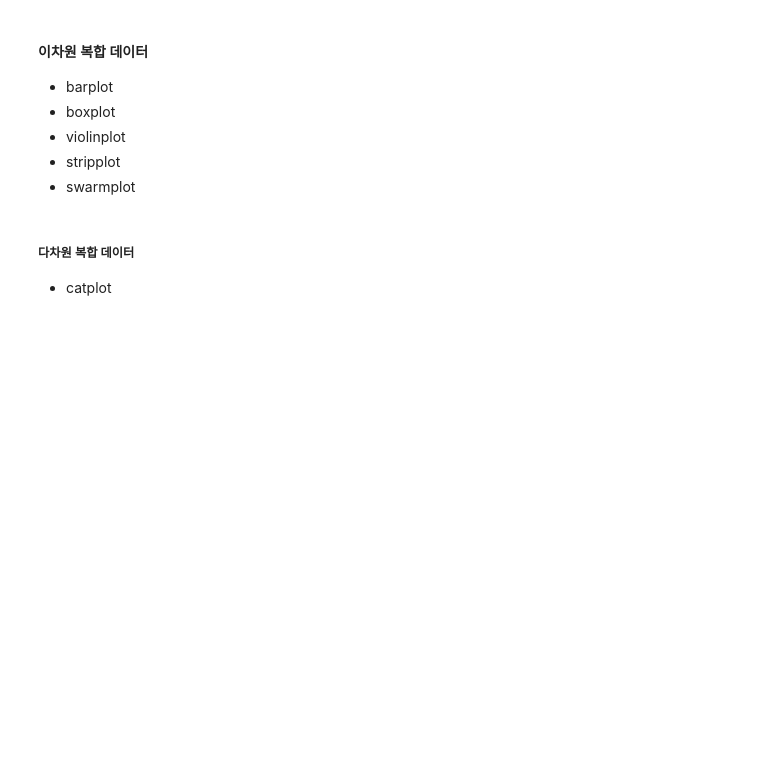
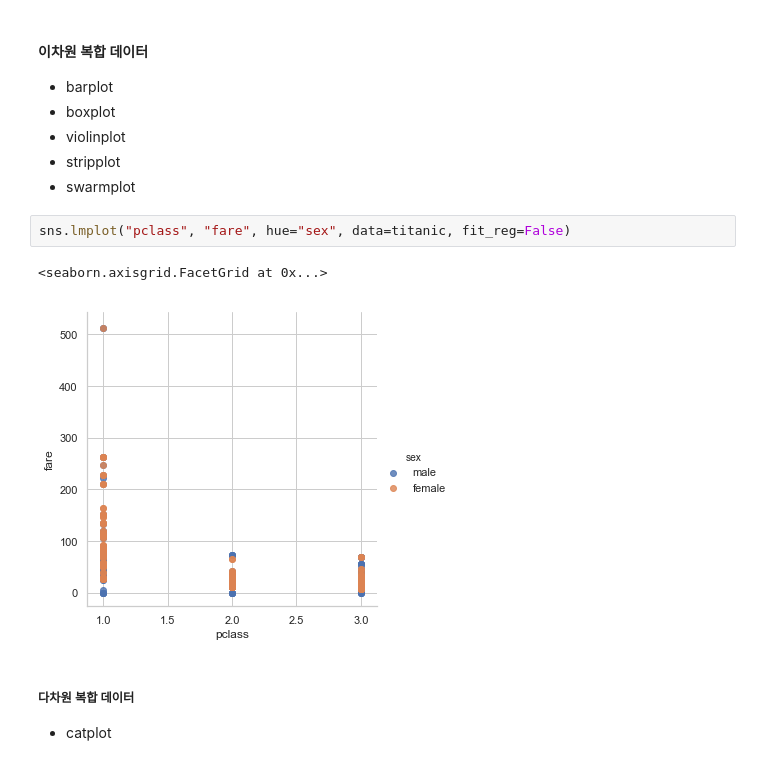
Before and after one commit to nayohan/TIL, a Jupyter notebook: Python/seaborn.ipynb, the cells around one changed output. Drawn from its saved outputs; the diff is of its cells as text; blank space fills up the shorter version.

```diff
--- a/Python/seaborn.ipynb
+++ b/Python/seaborn.ipynb
@@ -183,6 +183,11 @@ sns.heatmap(titanic_size, cmap=sns.light_palette("gray", as_cmap=True), annot=Tr
 * violinplot
 * stripplot
 * swarmplot
+# %%
+sns.lmplot("pclass", "fare", hue="sex", data=titanic, fit_reg=False)
+# %% [output]
+<seaborn.axisgrid.FacetGrid at 0x...>
+[figure, added]
 # %% [markdown]
 ##### 다차원 복합 데이터
 * catplot
```
Also changed, not shown: 3 other files.
